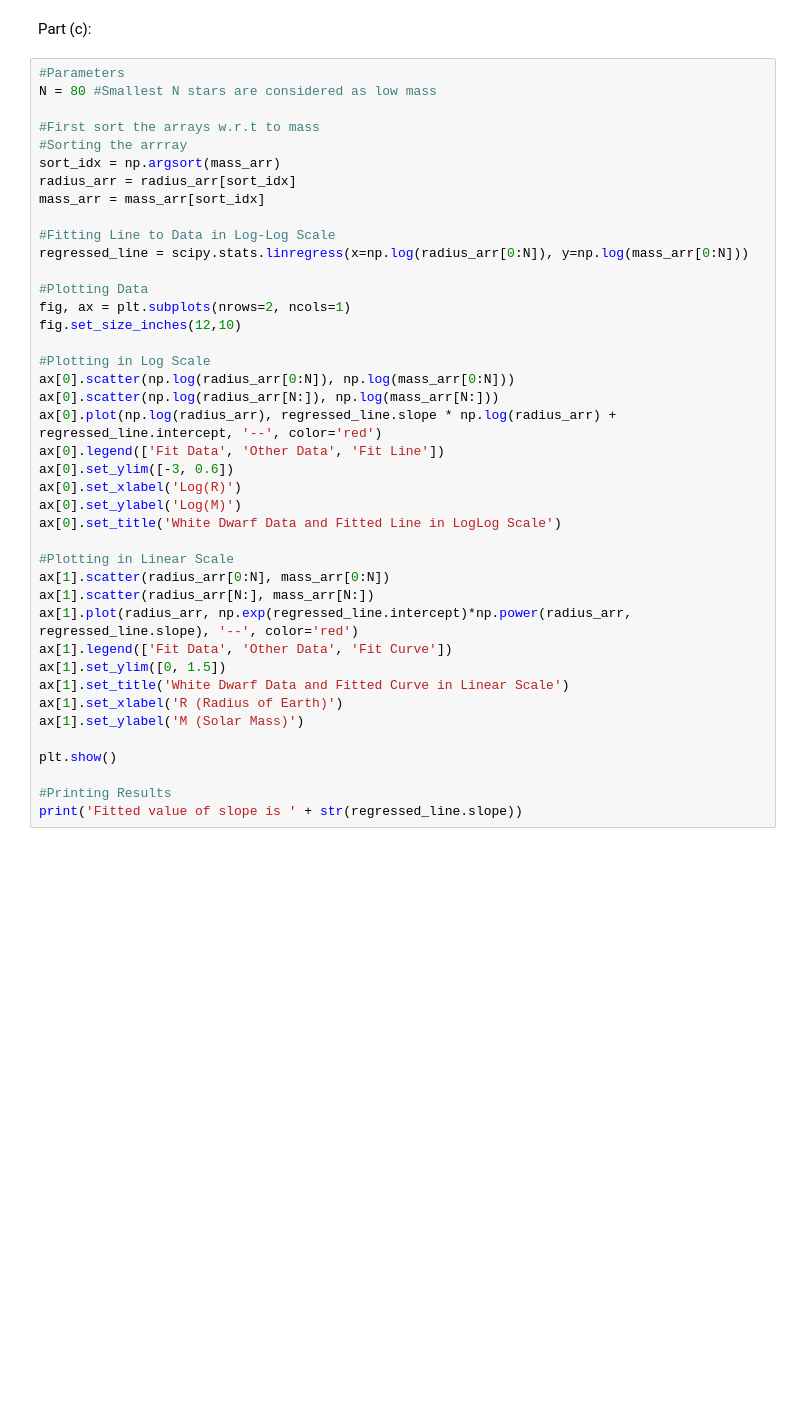
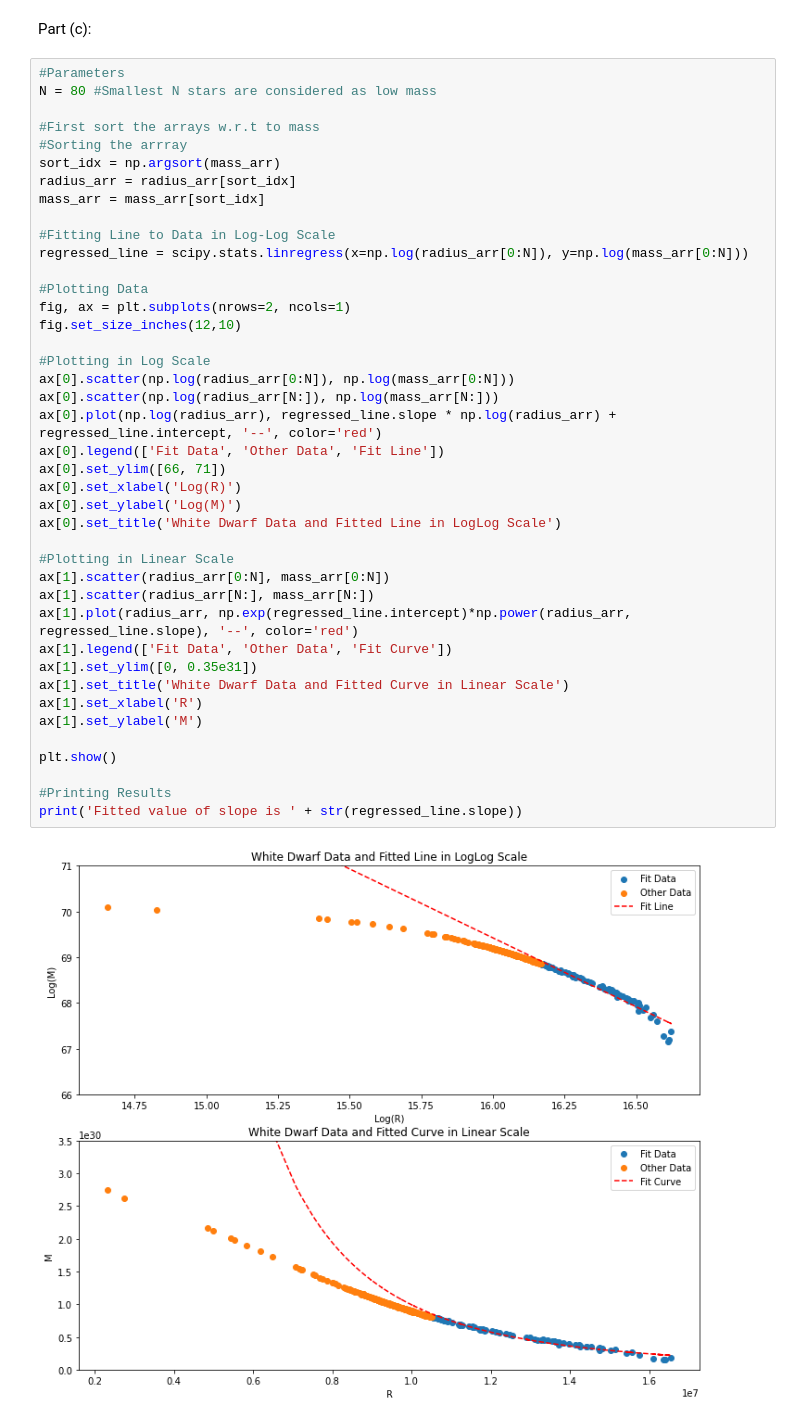
Before and after one commit to tevfikyuce/PHYS514_Final_Project, a Jupyter notebook: finalProject_main.ipynb, the cells around one changed output. Saved outputs shown, nothing was run; the diff lists cells and outputs as text; blank space fills up the shorter version.

```diff
--- a/finalProject_main.ipynb
+++ b/finalProject_main.ipynb
@@ -50,34 +60,35 @@ radius_arr = radius_arr[sort_idx]
 mass_arr = mass_arr[sort_idx]
 
 #Fitting Line to Data in Log-Log Scale
 regressed_line = scipy.stats.linregress(x=np.log(radius_arr[0:N]), y=np.log(mass_arr[0:N]))
 
 #Plotting Data
 fig, ax = plt.subplots(nrows=2, ncols=1)
 fig.set_size_inches(12,10)
 
 #Plotting in Log Scale
 ax[0].scatter(np.log(radius_arr[0:N]), np.log(mass_arr[0:N]))
 ax[0].scatter(np.log(radius_arr[N:]), np.log(mass_arr[N:]))
 ax[0].plot(np.log(radius_arr), regressed_line.slope * np.log(radius_arr) + regressed_line.intercept, '--', color='red')
 ax[0].legend(['Fit Data', 'Other Data', 'Fit Line'])
-ax[0].set_ylim([-3, 0.6])
+ax[0].set_ylim([66, 71])
 ax[0].set_xlabel('Log(R)')
 ax[0].set_ylabel('Log(M)')
 ax[0].set_title('White Dwarf Data and Fitted Line in LogLog Scale')
 
 #Plotting in Linear Scale
 ax[1].scatter(radius_arr[0:N], mass_arr[0:N])
 ax[1].scatter(radius_arr[N:], mass_arr[N:])
 ax[1].plot(radius_arr, np.exp(regressed_line.intercept)*np.power(radius_arr, regressed_line.slope), '--', color='red')
 ax[1].legend(['Fit Data', 'Other Data', 'Fit Curve'])
-ax[1].set_ylim([0, 1.5])
+ax[1].set_ylim([0, 0.35e31])
 ax[1].set_title('White Dwarf Data and Fitted Curve in Linear Scale')
-ax[1].set_xlabel('R (Radius of Earth)')
-ax[1].set_ylabel('M (Solar Mass)')
+ax[1].set_xlabel('R')
+ax[1].set_ylabel('M')
 
 plt.show()
 
 #Printing Results
 print('Fitted value of slope is ' + str(regressed_line.slope))
 # %% [output]
+[figure, new version]
```
Also changed, not shown: parts of 17 cells of this notebook, 5 other files.
